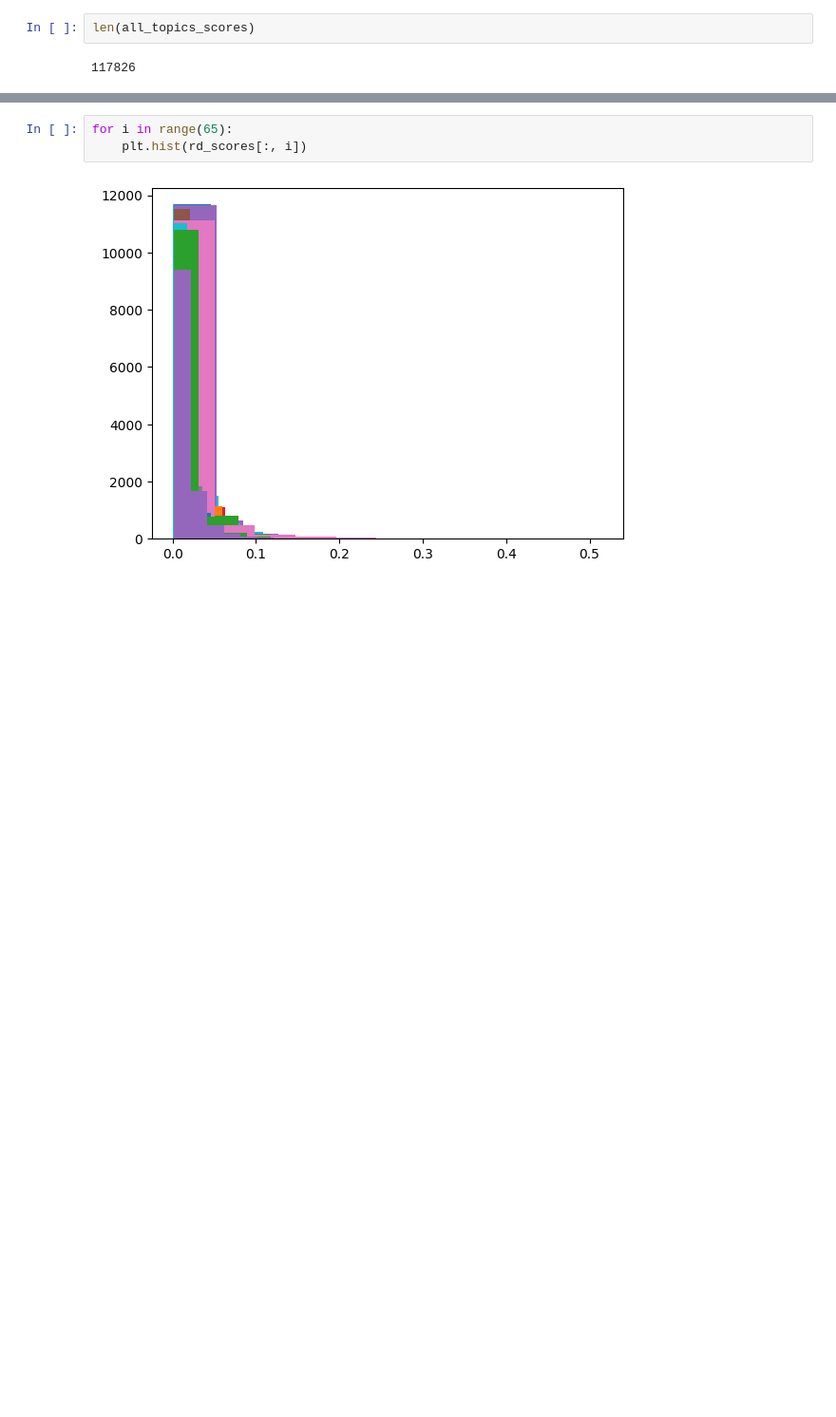
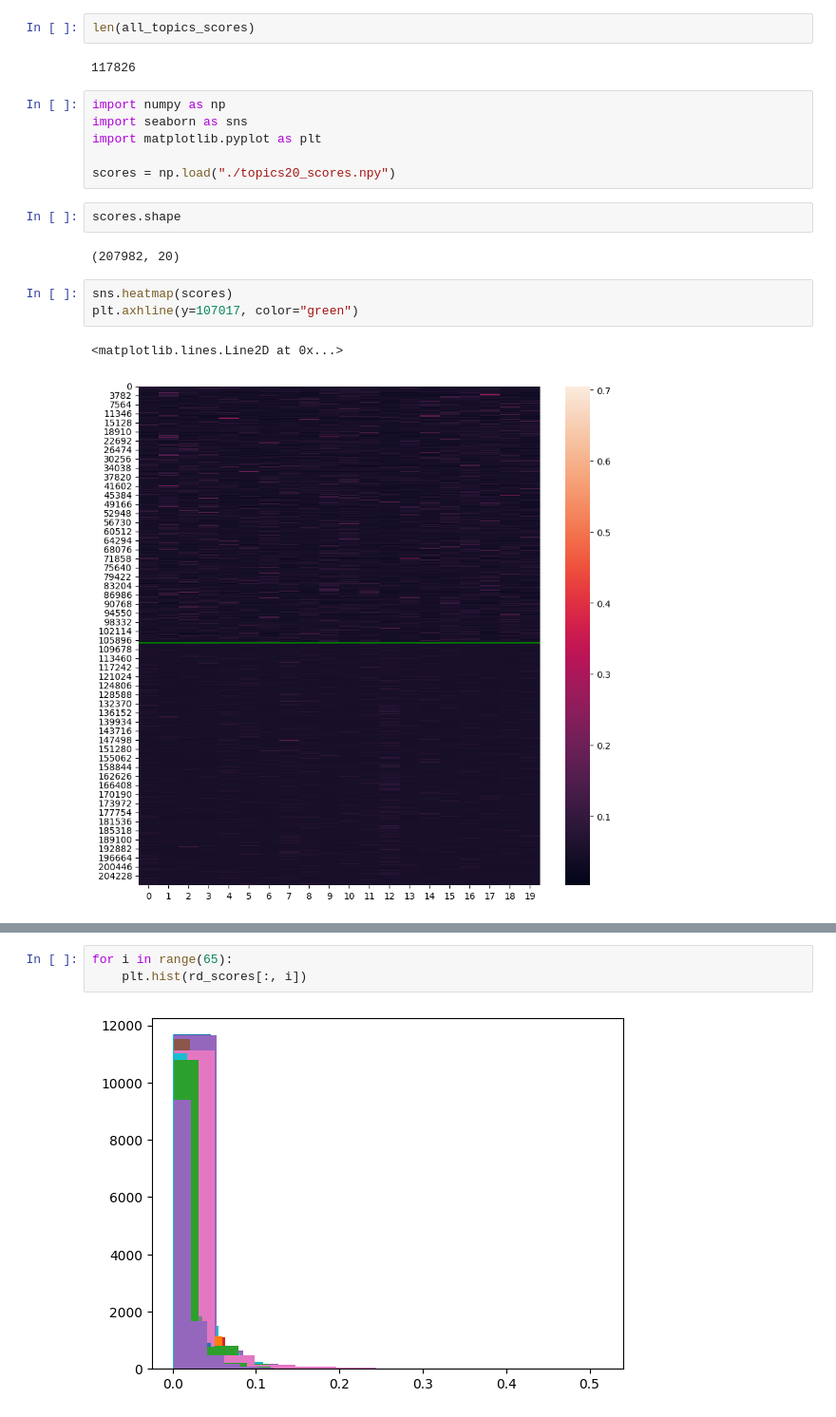
Before and after one commit to Small-Samori/tiktok, a Jupyter notebook: lda_pipeline/Untitled.ipynb, the cells around one changed output, grey strips where cells are left out. Shown at 95% size. Drawn from its saved outputs; the diff is of its cells as text; blank space fills up the shorter version.

```diff
--- a/lda_pipeline/Untitled.ipynb
+++ b/lda_pipeline/Untitled.ipynb
@@ -379,3 +387,19 @@ len(data_dropped[data_dropped["labels"]=="reddit"]), len(data_dropped[data_dropp
 len(all_topics_scores)
 # %% [output]
 117826
+# %%
+import numpy as np
+import seaborn as sns
+import matplotlib.pyplot as plt
+
+scores = np.load("./topics20_scores.npy")
+# %%
+scores.shape
+# %% [output]
+(207982, 20)
+# %%
+sns.heatmap(scores)
+plt.axhline(y=107017, color="green")
+# %% [output]
+<matplotlib.lines.Line2D at 0x...>
+[figure, added]
```
Also changed, not shown: parts of 27 cells of this notebook, 5 other files.
